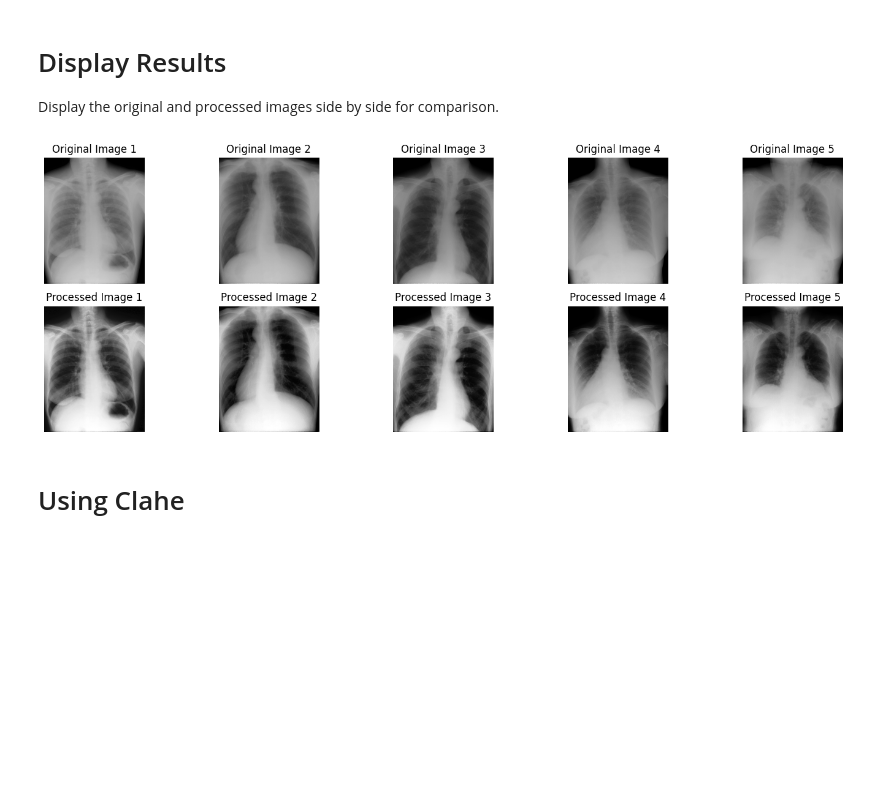
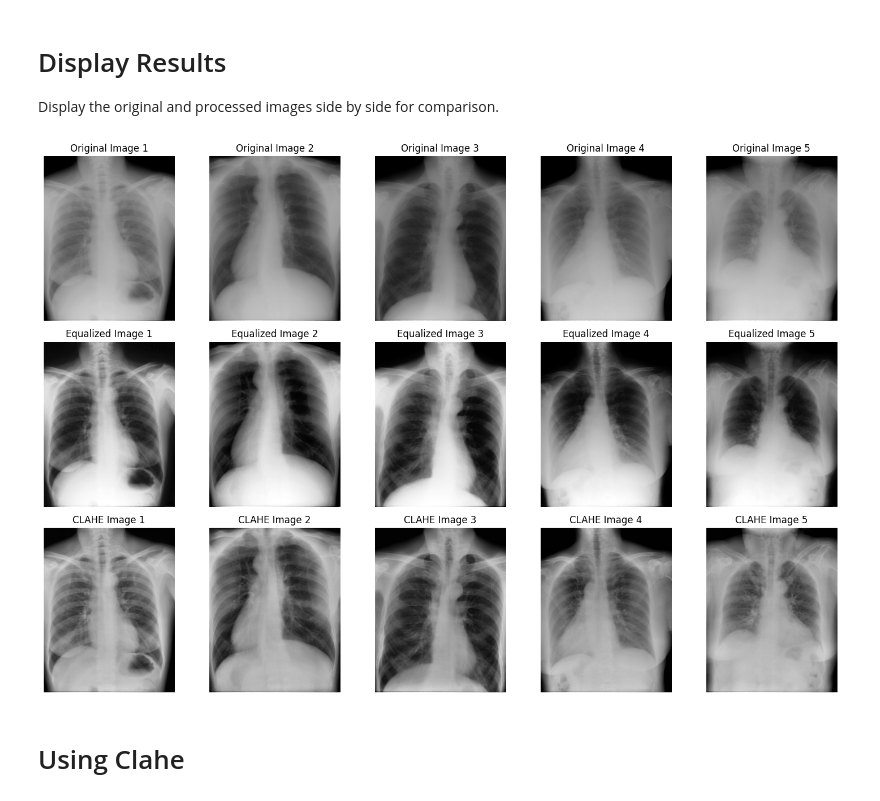
Before and after one commit to faliqadlan/scaling, a Jupyter notebook: Untitled-1.ipynb, the cells around one changed output. Saved outputs shown, nothing was run; the diff lists cells and outputs as text; code cells hidden in the pictures; blank space fills up the shorter version.

```diff
--- a/Untitled-1.ipynb
+++ b/Untitled-1.ipynb
@@ -180,39 +180,48 @@ Display the original and processed images side by side for comparison.
 # %%
 # Display Results
 
 
-# Function to display original and processed images closer together
-def display_results(original_images, processed_images, num_images=5):
+# Function to display original, histogram equalized, and CLAHE processed images closer together
+def display_results(original_images, equalized_images, clahe_images, num_images=5):
     """
-    Display the original and processed X-ray images closer together for comparison.
+    Display the original, histogram equalized, and CLAHE processed X-ray images closer together for comparison.
 
     Parameters:
     original_images (list): A list of original X-ray images.
-    processed_images (list): A list of processed X-ray images.
+    equalized_images (list): A list of histogram equalized X-ray images.
+    clahe_images (list): A list of CLAHE processed X-ray images.
     num_images (int): The number of images to display for comparison.
     """
-    plt.figure(figsize=(15, 5))
-    for i in range(min(num_images, len(original_images), len(processed_images))):
+    plt.figure(figsize=(15, 10))
+    for i in range(
+        min(num_images, len(original_images), len(equalized_images), len(clahe_images))
+    ):
         # Display original image
-        plt.subplot(2, num_images, i + 1)
+        plt.subplot(3, num_images, i + 1)
         plt.imshow(original_images[i], cmap="gray")
         plt.title(f"Original Image {i+1}")
         plt.axis("off")
 
-        # Display processed image
-        plt.subplot(2, num_images, num_images + i + 1)
-        plt.imshow(processed_images[i], cmap="gray")
-        plt.title(f"Processed Image {i+1}")
+        # Display histogram equalized image
+        plt.subplot(3, num_images, num_images + i + 1)
+        plt.imshow(equalized_images[i], cmap="gray")
+        plt.title(f"Equalized Image {i+1}")
+        plt.axis("off")
+
+        # Display CLAHE processed image
+        plt.subplot(3, num_images, 2 * num_images + i + 1)
+        plt.imshow(clahe_images[i], cmap="gray")
+        plt.title(f"CLAHE Image {i+1}")
         plt.axis("off")
 
     plt.tight_layout()
     plt.show()
 
 
 # Example usage
-display_results(xray_images, equalized_xray_images)
+display_results(xray_images, equalized_xray_images, clahe_xray_images)
 # %% [output]
-[figure, old version]
+[figure, new version]
 # %% [markdown]
 # Using Clahe
 # %%
```
